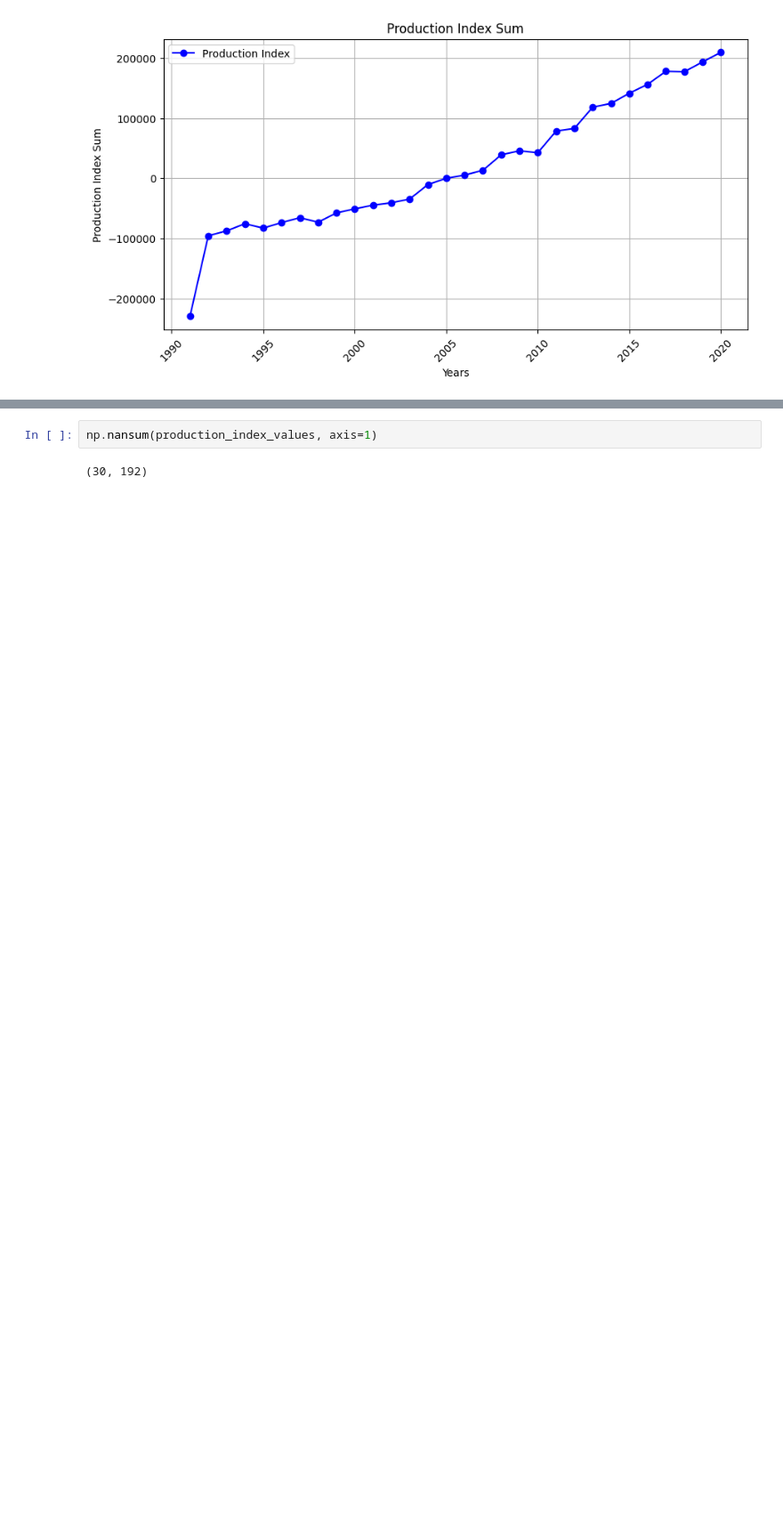
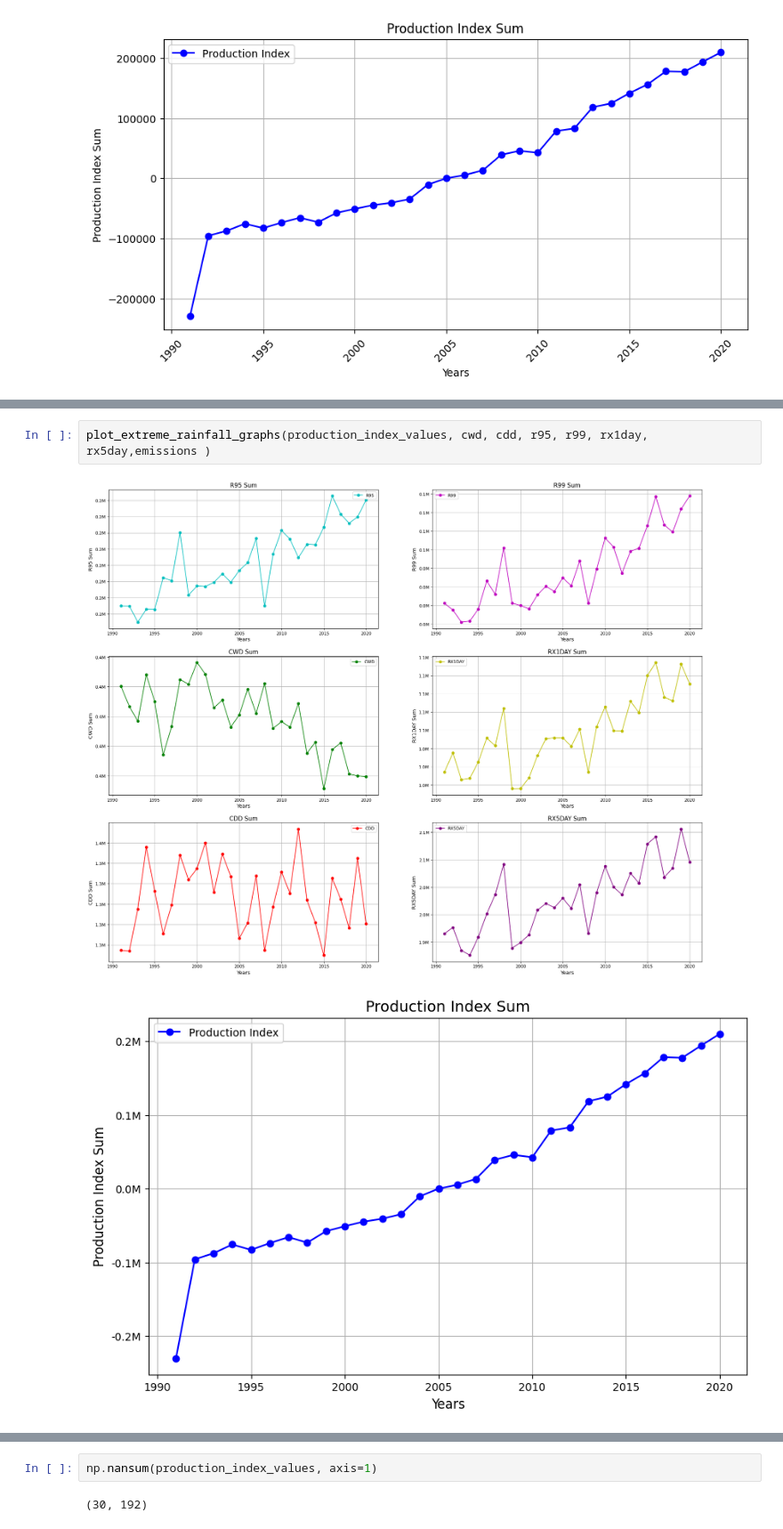
Before and after one commit to swany00/2024_CML, a Jupyter notebook: ww.ipynb, the cells around one changed output, grey strips where cells are left out. Shown at 89% size. Saved outputs shown, nothing was run; the diff lists cells and outputs as text; blank space fills up the shorter version.

```diff
--- a/ww.ipynb
+++ b/ww.ipynb
@@ -135,0 +279,5 @@ plot_extreme_rainfall_graphs(production_index_values, cwd, cdd, r95, r99, rx1day
+# %%
+plot_extreme_rainfall_graphs(production_index_values, cwd, cdd, r95, r99, rx1day, rx5day,emissions )
+# %% [output]
+[figure, added]
+[figure, added]
```
Also changed, not shown: parts of 6 cells of this notebook, 2 other files.
